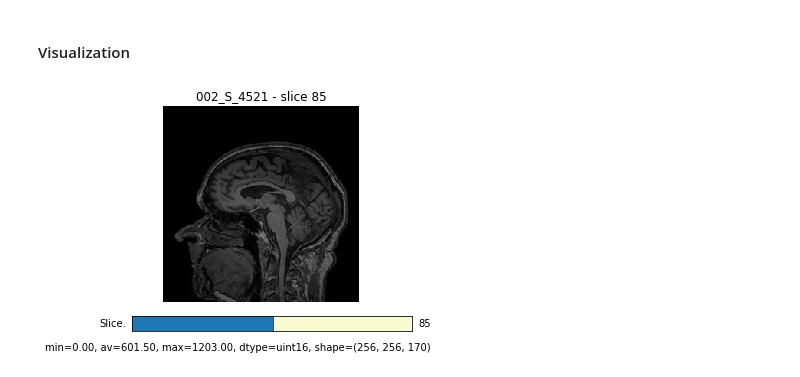
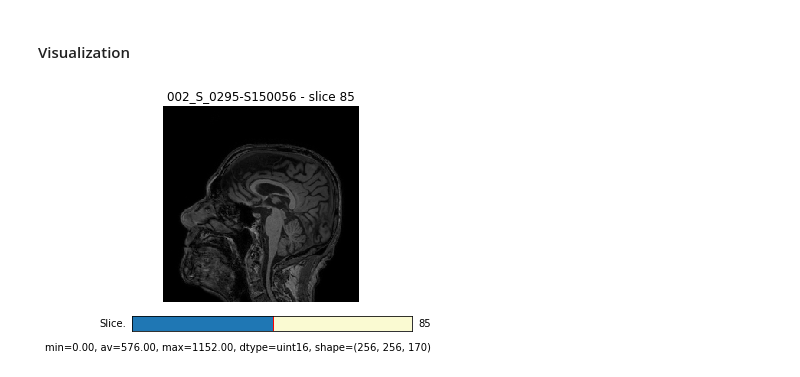
Before and after one commit to marekkoc/adni_basics, a Jupyter notebook: 3-adni-pydicom-basic-statistics.ipynb, the cells around one changed output. Cells and saved outputs as stored; diff of their text form; code cells hidden in the pictures.

```diff
--- a/3-adni-pydicom-basic-statistics.ipynb
+++ b/3-adni-pydicom-basic-statistics.ipynb
@@ -299,10 +317,15 @@ plt.show()
 # %%
 # display numpy image
 if 0:
     %matplotlib qt5
 else:
     %matplotlib inline
 import mkViewer2A as mkv
-tracker = mkv.IndexTracker(im3dd, 'gray', title=sub, rot=False)
+
+fileName = '002_S_0295-S150056.npy'
+im3d = np.load(os.path.join(dcm2npyPth, fileName))
+name, ext = os.path.splitext(fileName)
+
+tracker = mkv.IndexTracker(im3d, 'gray', title=name, rot=False)
 # %% [output]
-[figure, old version]
+[figure, new version]
```
Also changed, not shown: parts of 18 cells of this notebook, 2 other files.
